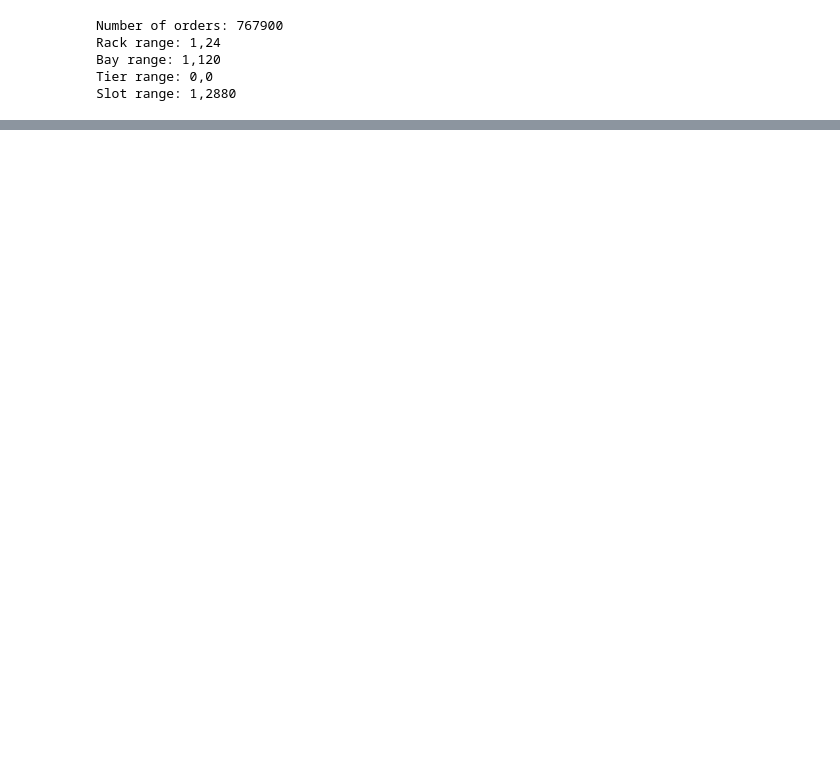
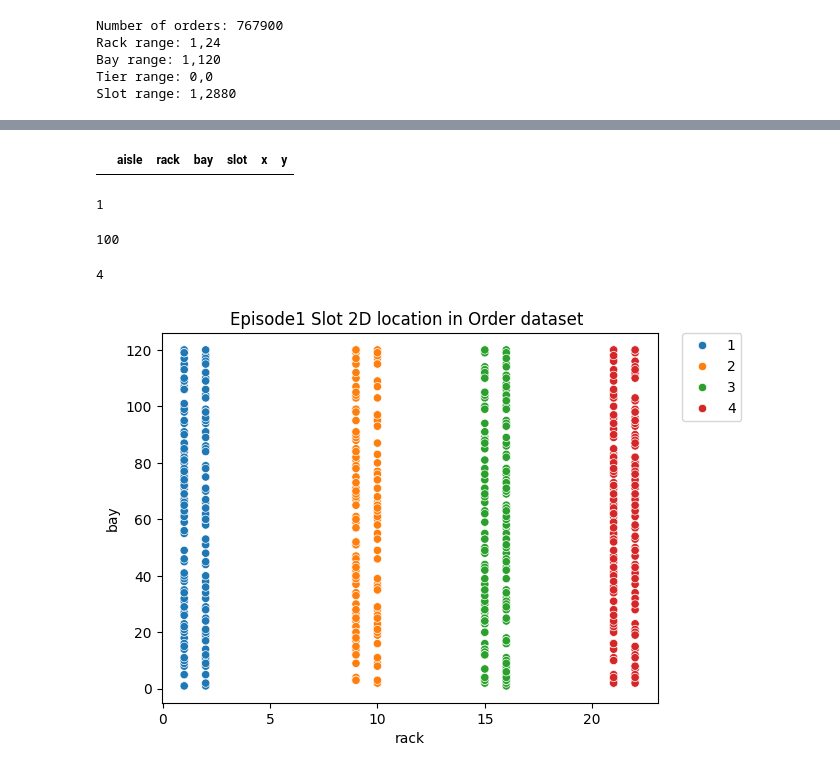
Before and after one commit to GritGlass/AI-portfolio, a Jupyter notebook: order_batch_picking/src/Orderlist_Prep.ipynb, the cells around one changed output, grey strips where cells are left out. Drawn from its saved outputs; the diff is of its cells as text; code cells hidden in the pictures; blank space fills up the shorter version.

```diff
--- a/order_batch_picking/src/Orderlist_Prep.ipynb
+++ b/order_batch_picking/src/Orderlist_Prep.ipynb
@@ -70 +63,51 @@ invalid escape sequence '\g'
 [figure]
+# %%
+location=pd.read_csv('E:/glass_git/AI-portfolio/order_batch_picking/data/Distance matrix/location.csv')
+cols=['order_num','index','rack','bay','tier','slot']
+
+location.head(0)
+# %% [output]
+|  | aisle | rack | bay | slot | x | y |
+# %%
+#에피소드1 데이터셋 생성
+
+AISLE =[1,5,8,11]
+
+ORDER_NUM=[]
+SLOT=[]
+JOB=[]
+order_id=1
+for i,a in enumerate(AISLE):
+    for o in range(25):
+        sample_num=np.random.randint(1,15)
+        SAMPLE=location[location['aisle']==a].sample(sample_num)
+        ORDER_NUM+=[order_id]*sample_num
+        SLOT+=SAMPLE['slot'].to_list()
+        JOB+=[i+1]*sample_num
+        order_id+=1
+
+DF=pd.DataFrame({'job':JOB,'order_num':ORDER_NUM, 'slot':SLOT})
+DF.to_csv('E:/glass_git/AI-portfolio/order_batch_picking/data/Order/episode1_orders.csv',index=False)
+# %%
+import random
+random.randrange(3)
+# %% [output]
+1
+# %%
+DF.order_num.nunique()
+# %% [output]
+100
+# %%
+DF.job.nunique()
+# %% [output]
+4
+# %%
+merge_df=DF.merge(location,on='slot',how='left')
+
+sns.scatterplot(data=merge_df,x='rack',y='bay',hue='job',palette='tab10')
+plt.title('Episode1 Slot 2D location in Order dataset ')
+plt.legend(bbox_to_anchor=(1.05, 1), loc=2, borderaxespad=0.)
+plt.show()
+plt.close()
+# %% [output]
+[figure, added]
```
Also changed, not shown: parts of 1 cell of this notebook.
